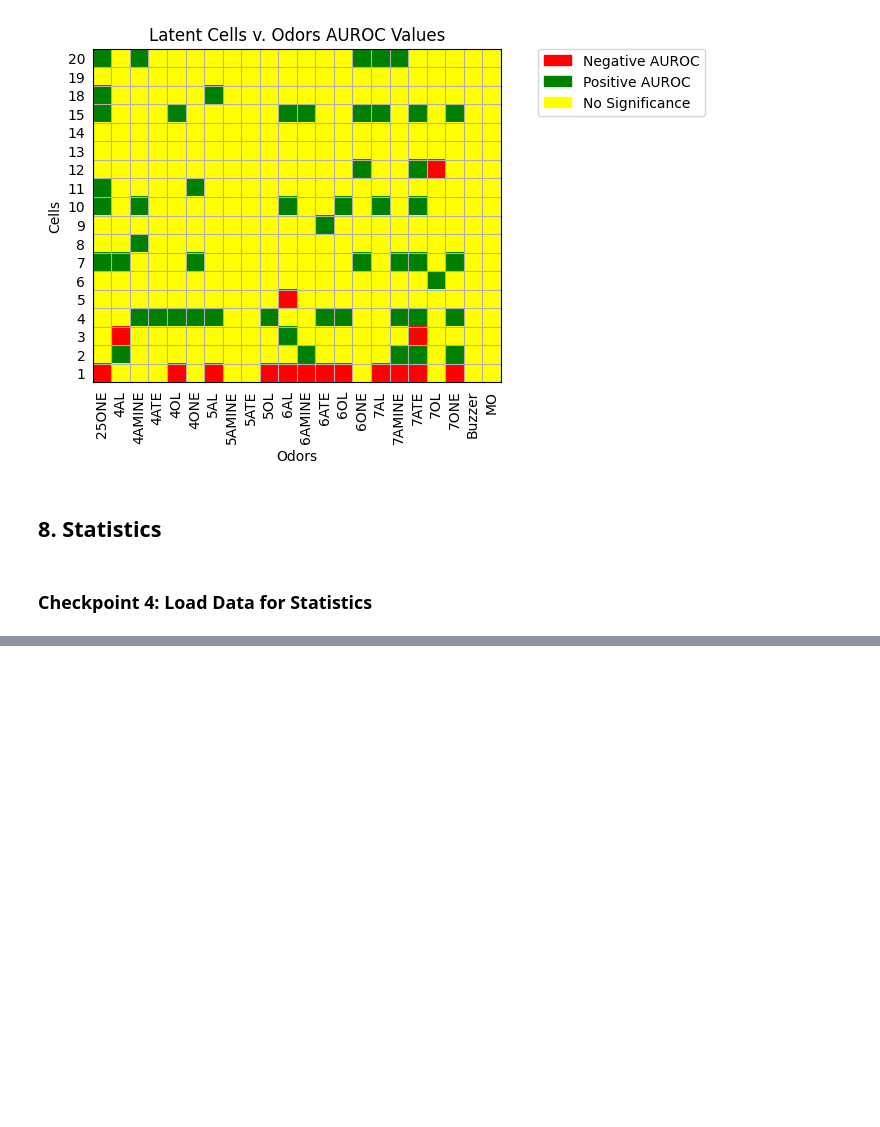
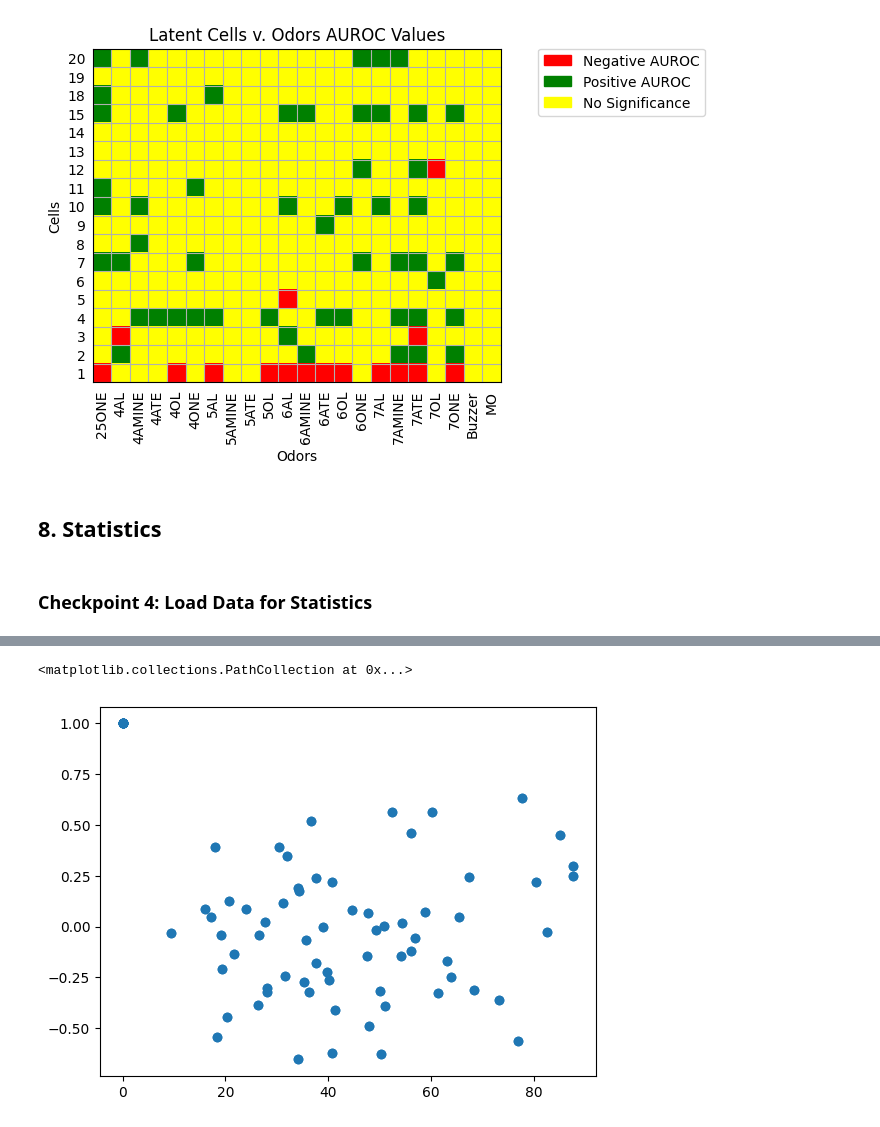
Before and after one commit to OlfactoryBehaviorLab/Imaging-Analysis-Notebook-Templates, a Jupyter notebook: ImagingAnalysisTemplate.ipynb, the cells around one changed output, grey strips where cells are left out. Cells and saved outputs as stored; diff of their text form; code cells hidden in the pictures; blank space fills up the shorter version.

```diff
--- a/ImagingAnalysisTemplate.ipynb
+++ b/ImagingAnalysisTemplate.ipynb
@@ -650,0 +659,20 @@ fig.savefig('correlations.jpg', dpi=800)
+# %%
+# 8B: Gather cell-cell physical distances
+
+#8B.1: Get centroids for significant cells
+from sklearn.metrics.pairwise import euclidean_distances
+
+Centroids = GoodCellProps[['CentroidX', 'CentroidY']]
+Centroids = Centroids.iloc[significant_ontime_cells, :]
+
+distance_matrix = euclidean_distances(Centroids.values, Centroids.values)
+distance_v_correlation = np.stack((distance_matrix, correlation_coefficients), axis=-1)
+distance_v_correlation = np.vstack(distance_v_correlation)
+
+x = distance_v_correlation[:, 0]
+y = distance_v_correlation[:, 1]
+# %%
+plt.scatter(x, y)
+# %% [output]
+<matplotlib.collections.PathCollection at 0x...>
+[figure, added]
```
Also changed, not shown: parts of 6 cells of this notebook.
